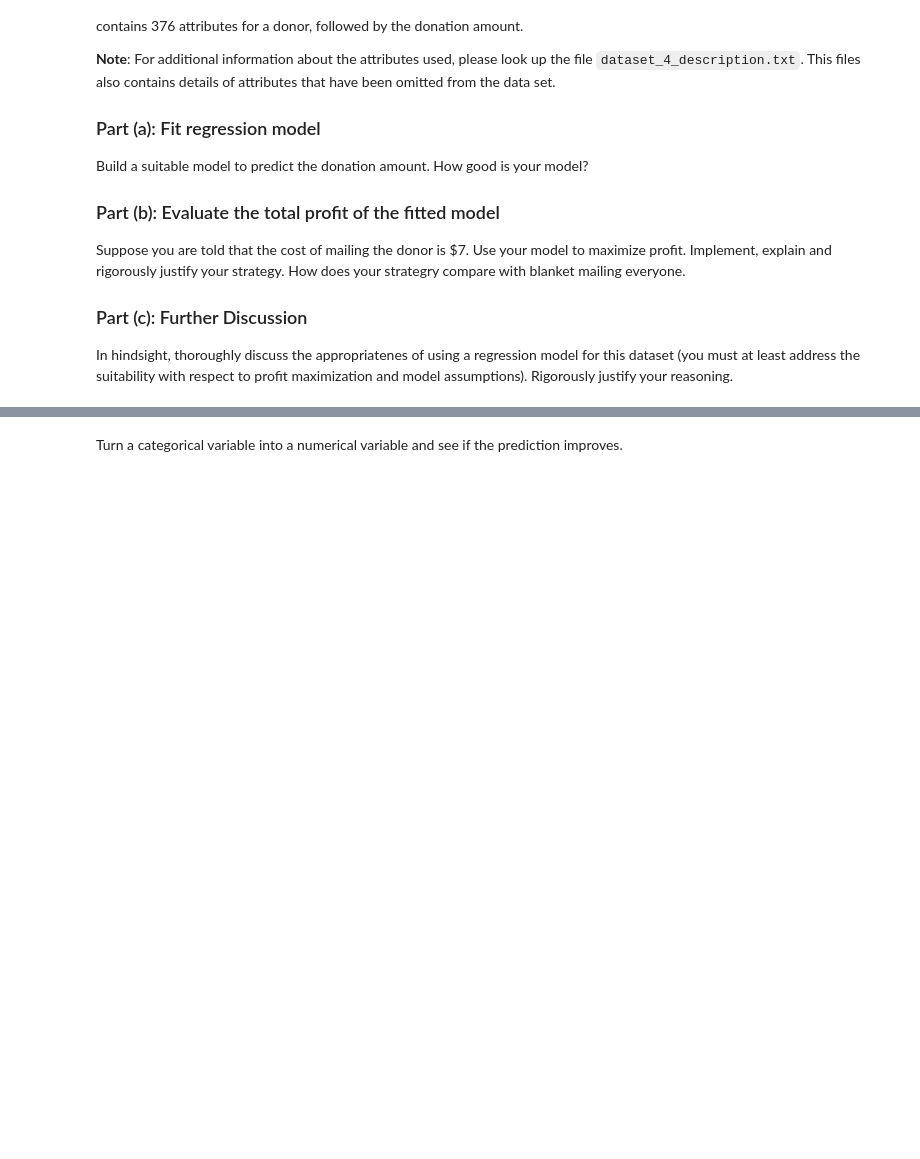
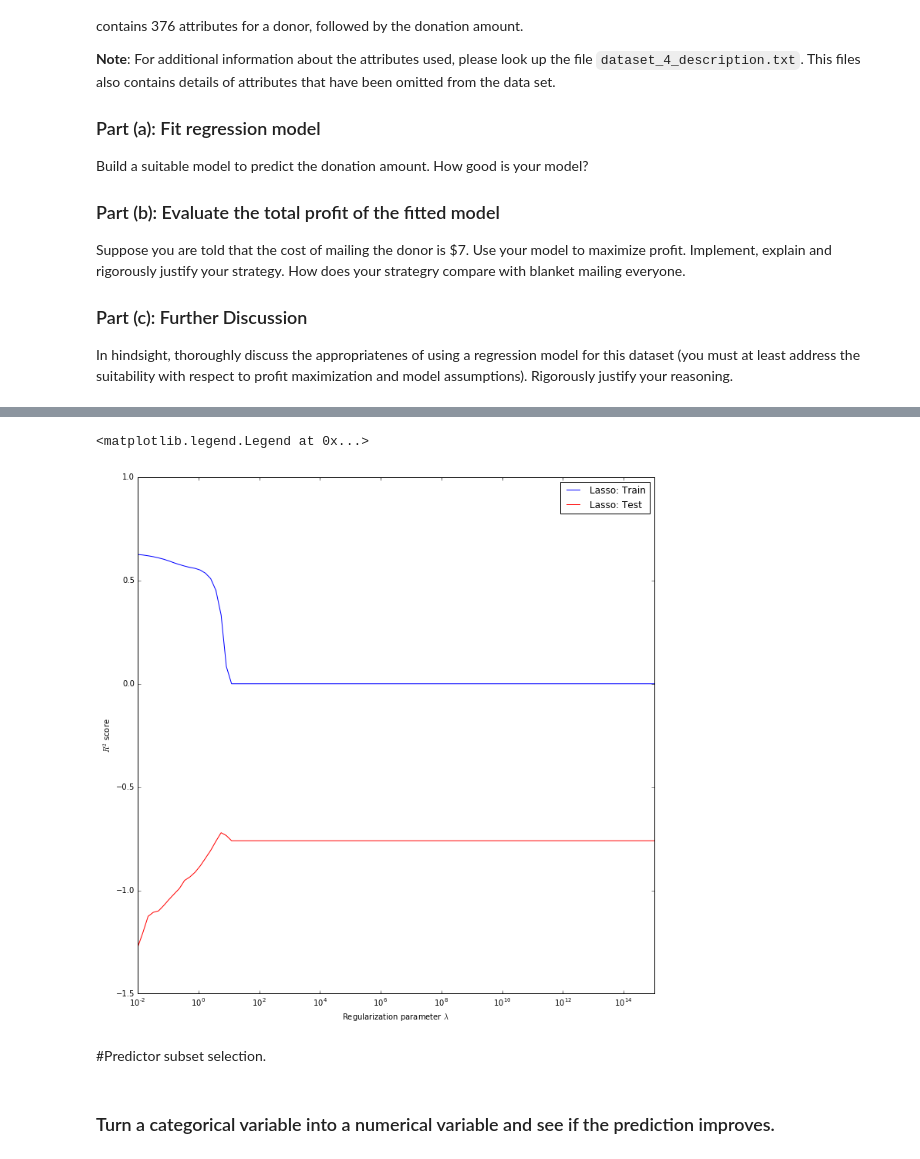
Before and after one commit to nikhilaravi/AC209datascience, a Jupyter notebook: HW4/Data_Science_HW4.ipynb, the cells around one changed output, grey strips where cells are left out. Drawn from its saved outputs; the diff is of its cells as text; code cells hidden in the pictures; blank space fills up the shorter version.

```diff
--- a/HW4/Data_Science_HW4.ipynb
+++ b/HW4/Data_Science_HW4.ipynb
@@ -849,2 +925,42 @@ In hindsight, thoroughly discuss the appropriatenes of using a regression model
+# %%
+def LassoReg(x_test, y_test, x_train, y_train, min_el, max_el):
+    # create a vector of lambda exponents
+    ells = np.linspace(min_el, max_el, 100)
+    num_lambdas = len(ells)
+    num_predictors = np.shape(x_train)[1]
+
+    # empty arrays to store r2 values and coefficients
+    train_r_squared = np.zeros(num_lambdas)
+    test_r_squared = np.zeros(num_lambdas)
+    coeff_a =np.zeros((num_lambdas, num_predictors))
+
+    for i, ell in enumerate(ells):
+        # fit ridge regression model
+        reg = Lasso_Reg(alpha=10**ell)
+        reg.fit(x_train, y_train)
+        # calculate r2 for testing and training sets
+        r2_test = reg.score(x_test, y_test)
+        r2_train = reg.score(x_train, y_train)
+        test_r_squared[i] = r2_test
+        train_r_squared[i] = r2_train
+        coeff_a[i,:] = reg.coef_
+
+    return train_r_squared, test_r_squared, coeff_a, ells
+# %%
+# try ridge regression with different values of lambda
+train_r_squared, test_r_squared, coeff_a, lambdas = LassoReg(x_q4_test, y_q4_test, x_q4_train, y_q4_train, -2,15)
+# Plot
+fig, ax = plt.subplots(1, 1, figsize=(12, 12))
+ax.semilogx(10.0**lambdas, (train_r_squared), c='b', label='Lasso: Train')
+ax.semilogx(10.0**lambdas, (test_r_squared), c='r', label='Lasso: Test')
+
+ax.set_xlabel('Regularization parameter $\lambda$')
+ax.set_ylabel(r'$R^2$ score')
+ax.legend(loc = 'best')
+# %% [output]
+<matplotlib.legend.Legend at 0x...>
+[figure, added]
+# %% [markdown]
+#Predictor subset selection.
 # %% [markdown]
-Turn a categorical variable into a numerical variable and see if the prediction improves.
+### Turn a categorical variable into a numerical variable and see if the prediction improves.
```
Also changed, not shown: parts of 35 cells of this notebook, 2 other files.
